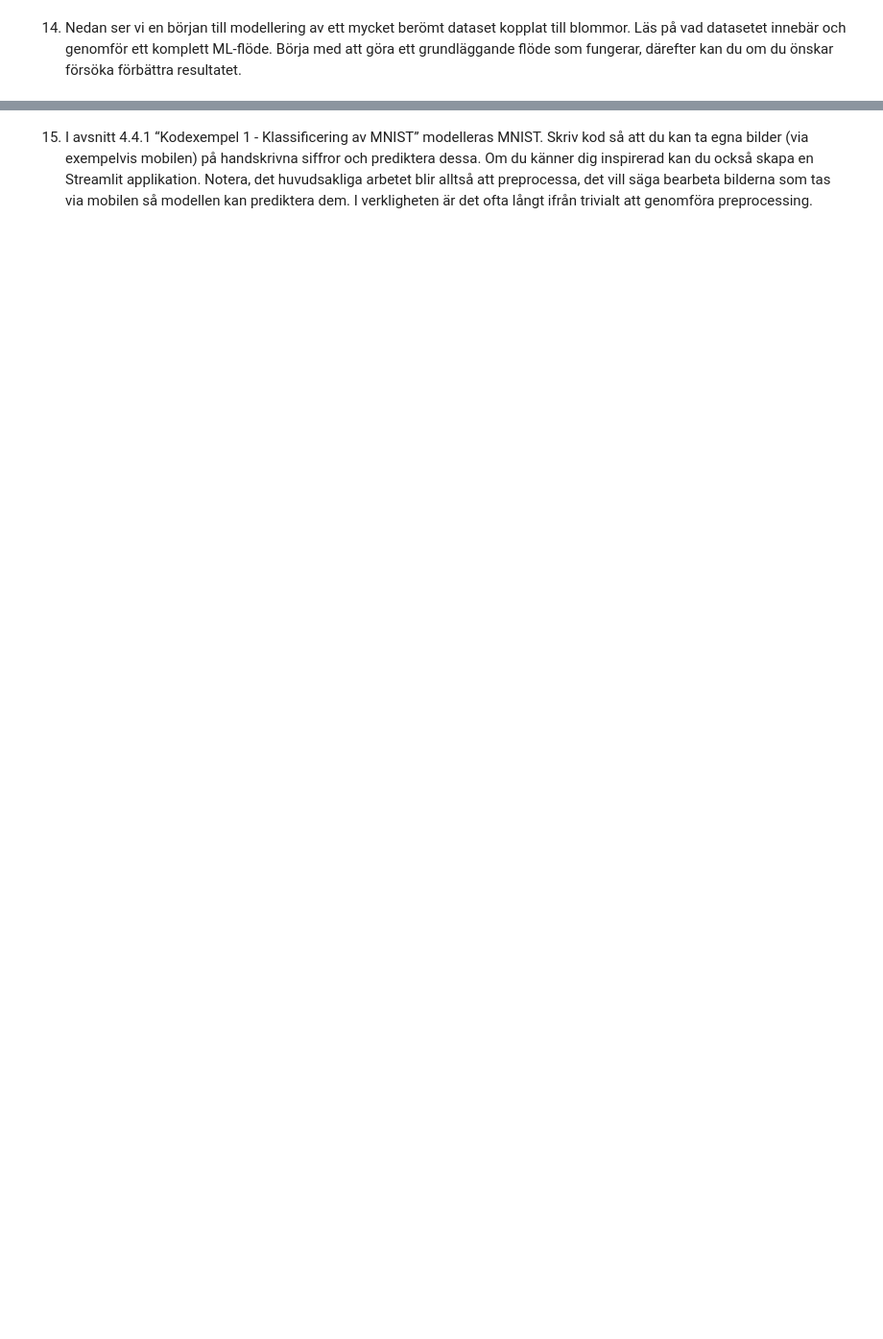
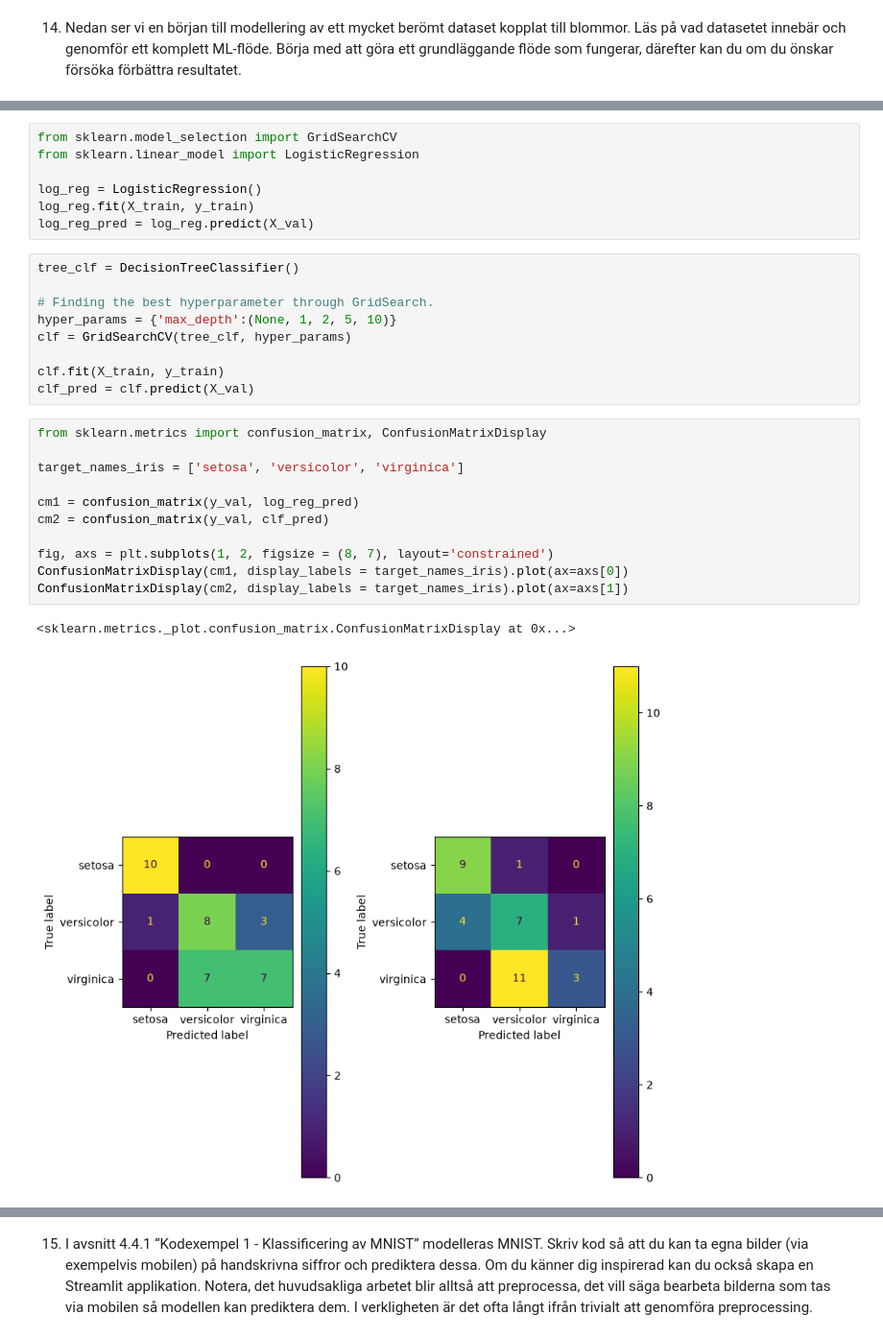
Before and after one commit to OscarWEdu/ai1kk, a Jupyter notebook: kap4.ipynb, the cells around one changed output, grey strips where cells are left out. Shown at 96% size. Saved outputs shown, nothing was run; the diff lists cells and outputs as text; blank space fills up the shorter version.

```diff
--- a/kap4.ipynb
+++ b/kap4.ipynb
@@ -197,0 +276,30 @@ ML-flöde. Börja med att göra ett grundläggande flöde som fungerar, därefte
+# %%
+from sklearn.model_selection import GridSearchCV
+from sklearn.linear_model import LogisticRegression
+
+log_reg = LogisticRegression()
+log_reg.fit(X_train, y_train)
+log_reg_pred = log_reg.predict(X_val)
+# %%
+tree_clf = DecisionTreeClassifier()
+
+# Finding the best hyperparameter through GridSearch.
+hyper_params = {'max_depth':(None, 1, 2, 5, 10)}
+clf = GridSearchCV(tree_clf, hyper_params)
+
+clf.fit(X_train, y_train)
+clf_pred = clf.predict(X_val)
+# %%
+from sklearn.metrics import confusion_matrix, ConfusionMatrixDisplay
+
+target_names_iris = ['setosa', 'versicolor', 'virginica']
+
+cm1 = confusion_matrix(y_val, log_reg_pred)
+cm2 = confusion_matrix(y_val, clf_pred)
+
+fig, axs = plt.subplots(1, 2, figsize = (8, 7), layout='constrained')
+ConfusionMatrixDisplay(cm1, display_labels = target_names_iris).plot(ax=axs[0])
+ConfusionMatrixDisplay(cm2, display_labels = target_names_iris).plot(ax=axs[1])
+# %% [output]
+<sklearn.metrics._plot.confusion_matrix.ConfusionMatrixDisplay at 0x...>
+[figure, added]
```
Also changed, not shown: parts of 22 cells of this notebook, 3 other files.
